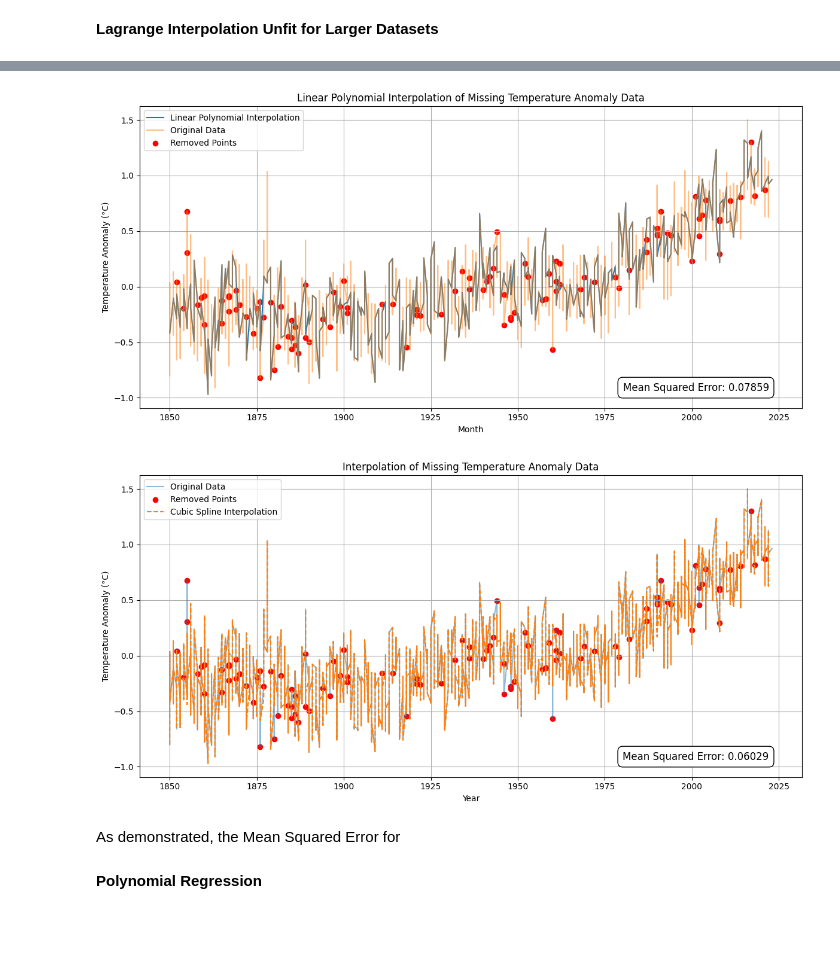
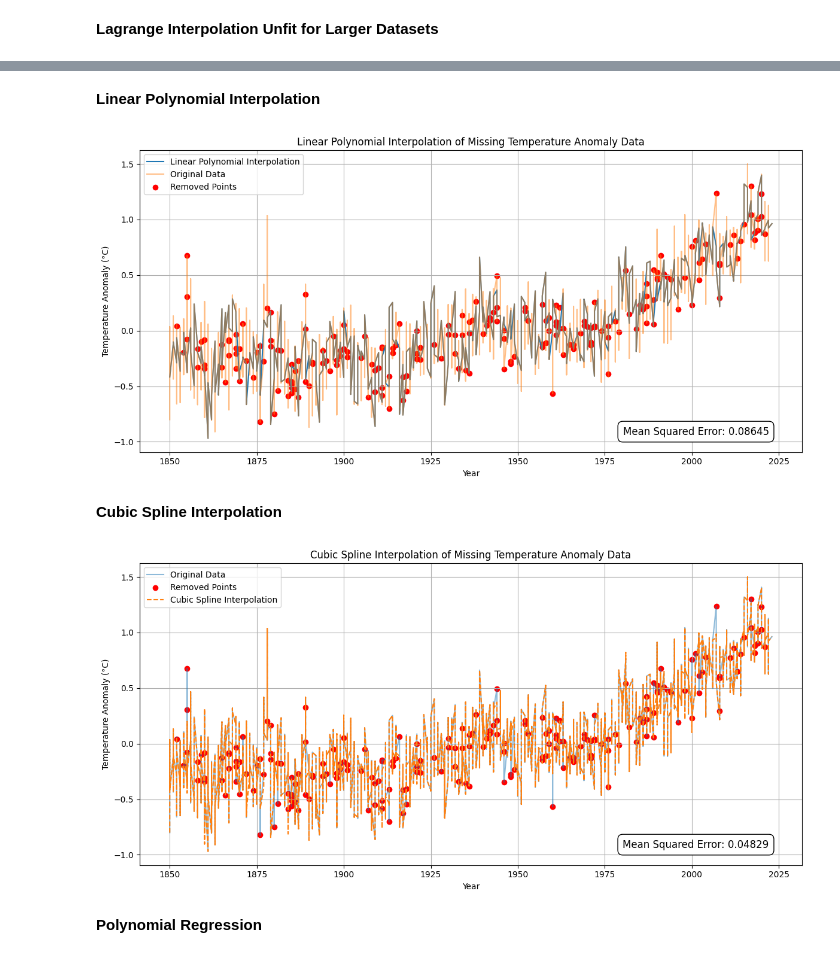
Before and after one commit to not-rudy/Applied-Computational-Methods, a Jupyter notebook: FinalProject.ipynb, the cells around one changed output, grey strips where cells are left out. Drawn from its saved outputs; the diff is of its cells as text; code cells hidden in the pictures; blank space fills up the shorter version.

```diff
--- a/FinalProject.ipynb
+++ b/FinalProject.ipynb
@@ -75,4 +85,9 @@ For the purpose of this Experiment, I will be using a different technique: Linea
+# %% [markdown]
+**Linear Polynomial Interpolation**
 # %%
+## Linear Polynomial Interpolation
+
+# Import the Necessary Libraries
 import numpy as np
 import pandas as pd
 import matplotlib.pyplot as plt
@@ -83,13 +98,12 @@ from sklearn.metrics import mean_squared_error
 data = pd.read_csv("/content/Global Temperatures.csv")
 
 # Extract relevant columns
-Month = data['Month'].to_numpy()  # Already numerical: 1 to 2077
 Anomaly = data['Month Anomaly'].copy()
 Year = data['Year']
 
-# Randomly remove 5% of the data
+# Randomly remove 10% of the data
 np.random.seed(42)
-missing_indices = np.random.choice(len(Anomaly), size=int(0.05 * len(Anomaly)), replace=False)
+missing_indices = np.random.choice(len(Anomaly), size=int(0.10 * len(Anomaly)), replace=False)
 Anomaly_missing = Anomaly.copy()
 Anomaly_missing.iloc[missing_indices] = np.nan  # Correctly set missing values
 
@@ -99,46 +113,47 @@ x_valid = Year[valid]
 y_valid = Anomaly_missing[valid]
 
 # Perform linear interpolation using interp1d
-linear_interp = interp1d(x_valid, y_valid, kind='linear', fill_value="interpolate")
+linear_interp = interp1d(x_valid, y_valid, kind='linear')
 
 # Interpolating missing values
 Anomaly_interp = Anomaly_missing.copy()
 Anomaly_interp.iloc[missing_indices] = linear_interp(Year[missing_indices])
 
 # Calculate the Mean Squared Error
 mse = mean_squared_error(Anomaly.iloc[missing_indices], Anomaly_interp.iloc[missing_indices])
 
 # Plot Results
 plt.figure(figsize=(12, 6))
 
 # Plot the linear interpolation
-x_new = np.arange(Year.min(), Year.max(), 0.01)  # Smaller increment for smoother curves
+x_new = np.arange(Year.min(), Year.max(), 0.001)  # Smaller increment for smoother curves
 plt.plot(x_new, linear_interp(x_new), label="Linear Polynomial Interpolation", linestyle="-")
 
 # Plot original and missing data
 plt.plot(Year, Anomaly, label="Original Data", alpha=0.5)
 plt.scatter(Year[missing_indices], Anomaly[missing_indices], color='red', label="Removed Points")
 
 # Display MSE on the plot
 plt.text(0.95, 0.05, f'Mean Squared Error: {mse:.5f}', transform=plt.gca().transAxes,
          horizontalalignment='right', verticalalignment='bottom', fontsize=12,
          bbox=dict(facecolor='white', edgecolor='black', boxstyle='round,pad=0.5'))
 
 # Labeling the plot
-plt.xlabel("Month")
+plt.xlabel("Year")
 plt.ylabel("Temperature Anomaly (°C)")
 plt.title("Linear Polynomial Interpolation of Missing Temperature Anomaly Data")
 plt.legend()
 plt.grid(True)
 plt.tight_layout()
-
-# Show the plot
 plt.show()
 # %% [output]
-[figure, old version]
+[figure, new version]
+# %% [markdown]
+**Cubic Spline Interpolation**
 # %%
 ## Using Cubic Spline Interpolation
 
+# Import Necessary Libraries
 import pandas as pd
 import numpy as np
 import matplotlib.pyplot as plt
@@ -155,7 +170,7 @@ Years = data['Year']
 
 # Randomly remove 10% of the data
 np.random.seed(42)
-missing_indices = np.random.choice(len(Anomaly), size=int(0.05 * len(Anomaly)), replace=False)
+missing_indices = np.random.choice(len(Anomaly), size=int(0.10 * len(Anomaly)), replace=False)
 Anomaly_missing = Anomaly.copy()
 Anomaly_missing.iloc[missing_indices] = np.nan
 
@@ -180,15 +195,13 @@ plt.text(0.95, 0.05, f'Mean Squared Error: {mse:.5f}', transform=plt.gca().trans
          bbox=dict(facecolor='white', edgecolor='black', boxstyle='round,pad=0.5'))
 plt.xlabel("Year")
 plt.ylabel("Temperature Anomaly (°C)")
-plt.title("Interpolation of Missing Temperature Anomaly Data")
+plt.title("Cubic Spline Interpolation of Missing Temperature Anomaly Data")
 plt.legend()
 plt.grid(True)
 plt.tight_layout()
 plt.show()
 # %% [output]
-[figure, old version]
+[figure, new version]
-# %% [markdown]
-As demonstrated, the Mean Squared Error for
 # %% [markdown]
 **Polynomial Regression**
 # %%
```
Also changed, not shown: parts of 18 cells of this notebook.
